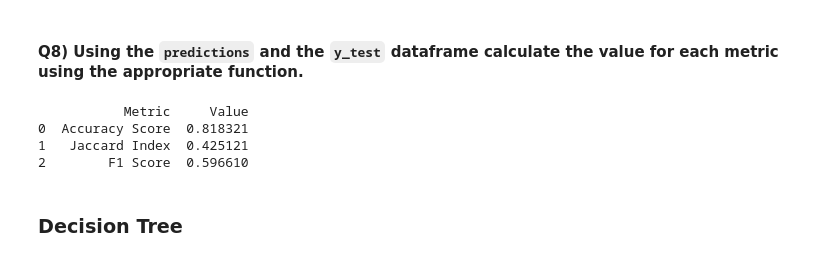
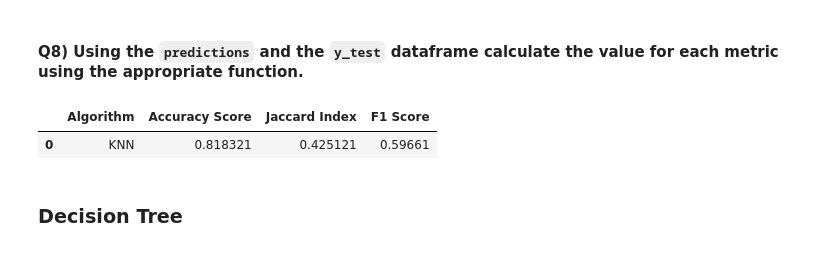
Before and after one commit to CDSSTrueque/AI_Engineering_Professional_Certificate, a Jupyter notebook: Machine Learning/ML0101EN_SkillUp_FinalAssignment.ipynb, the cells around one changed output. Saved outputs shown, nothing was run; the diff lists cells and outputs as text; code cells hidden in the pictures.

```diff
--- a/Machine Learning/ML0101EN_SkillUp_FinalAssignment.ipynb
+++ b/Machine Learning/ML0101EN_SkillUp_FinalAssignment.ipynb
@@ -217,5 +215,5 @@ print(Report)
 # %%
 #Enter Your Code, Execute and take the Screenshot
 # %%
-k = 4
-KNN = KNeighborsClassifier(n_neighbors = k).fit(X_train,y_train)
+KNN = KNeighborsClassifier(n_neighbors = 4)
+KNN.fit(x_train,y_train)
@@ -224,27 +224,25 @@ KNN = KNeighborsClassifier(n_neighbors = k).fit(X_train,y_train)
 # %%
 #Enter Your Code, Execute and take the Screenshot
 # %%
-predictions = KNN.predict(X_test)
+predictions = KNN.predict(x_test)
 # %% [markdown]
 #### Q8) Using the `predictions` and the `y_test` dataframe calculate the value for each metric using the appropriate function.
 # %%
 #Enter Your Code, Execute and take the Screenshot
 # %%
-KNN_Accuracy_Score = accuracy_score(y_test, predictions)
-KNN_JaccardIndex = jaccard_score(y_test, predictions)
-KNN_F1_Score = f1_score(y_test, predictions)
-Report = pd.DataFrame(
-    {
-        'Metric': ['Accuracy Score', 'Jaccard Index', 'F1 Score'],
-        'Value': [KNN_Accuracy_Score, KNN_JaccardIndex, KNN_F1_Score]
-    }
-)
-print(Report)
+KNN_Accuracy_Score = accuracy_score(predictions, y_test)
+KNN_JaccardIndex = jaccard_score(predictions, y_test)
+KNN_F1_Score = f1_score(predictions, y_test)
+data = {'Algorithm': ['KNN'],
+        'Accuracy Score': [KNN_Accuracy_Score],
+        'Jaccard Index': [KNN_JaccardIndex],
+        'F1 Score': [KNN_F1_Score],
+}
+Report = pd.DataFrame(data)
+Report
 # %% [output]
-           Metric     Value
-0  Accuracy Score  0.818321
-1   Jaccard Index  0.425121
-2        F1 Score  0.596610
+|  | Algorithm | Accuracy Score | Jaccard Index | F1 Score |
+| 0 | KNN | 0.818321 | 0.425121 | 0.59661 |
 # %% [markdown]
 ### Decision Tree
 # %% [markdown]
```
Also changed, not shown: parts of 17 cells of this notebook, 2 other files.
